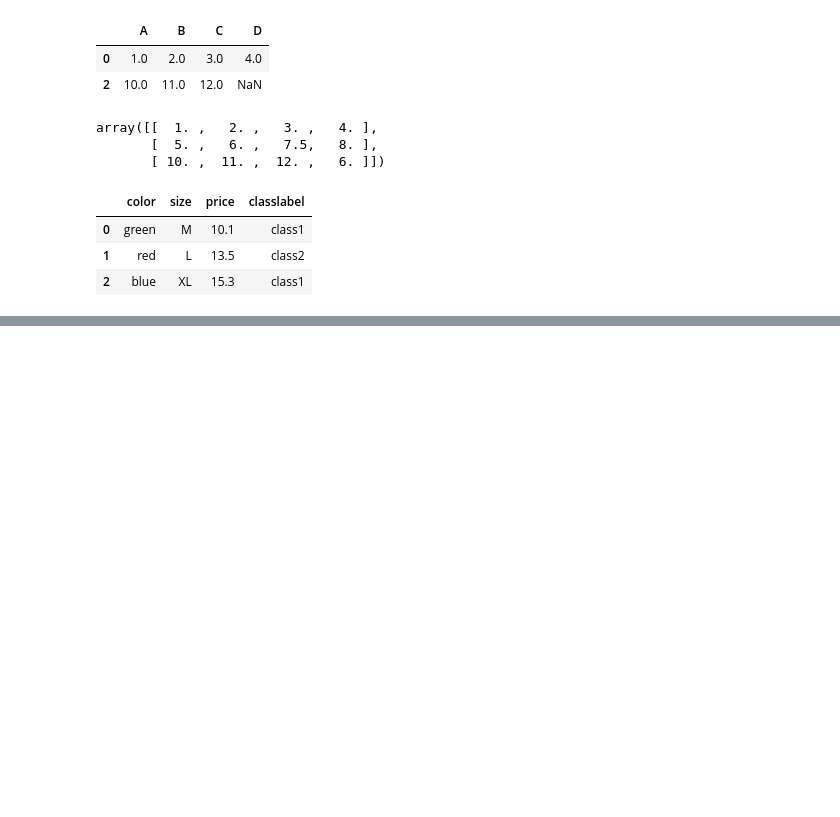
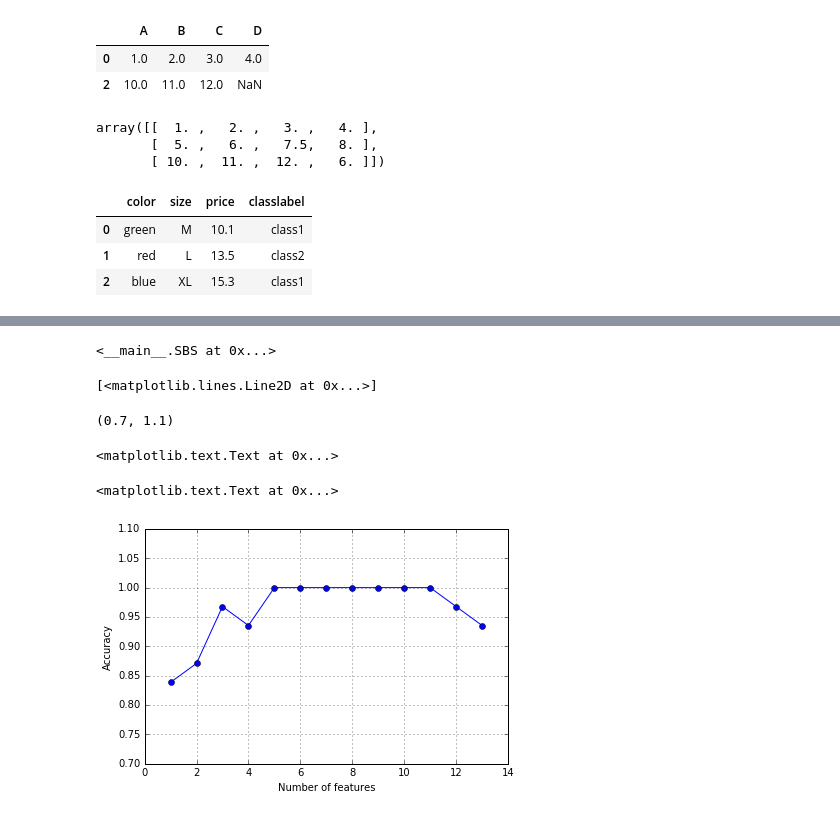
Before and after one commit to bhajar/Python_Learning_code, a Jupyter notebook: Python_Machine_Learning/4 - Building Good Training Sets – Data Preprocessing.ipynb, the cells around one changed output, grey strips where cells are left out. Cells and saved outputs as stored; diff of their text form; code cells hidden in the pictures; blank space fills up the shorter version.

```diff
--- a/Python_Machine_Learning/4 - Building Good Training Sets – Data Preprocessing.ipynb
+++ b/Python_Machine_Learning/4 - Building Good Training Sets – Data Preprocessing.ipynb
@@ -88,0 +171,4 @@ df # there is a nominal feature, an ordinal feature and a numerical feature
+# %%
+from sklearn.model_selection import train_test_split
+X, y = df_wine.iloc[:, 1:].values, df_wine.iloc[:, 0].values
+X_train, X_test, y_train, y_test = train_test_split(X, y, test_size=.3, random_state=0)
@@ -88,0 +183,6 @@ df # there is a nominal feature, an ordinal feature and a numerical feature
+# %%
+# Standardization can be more practical for many machine learning algorithms
+from sklearn.preprocessing import StandardScaler
+stdsc = StandardScaler()
+X_train_std = stdsc.fit_transform(X_train)
+X_test_std = stdsc.transform(X_test) # we fit on the training data and transform the same on the test data
@@ -88,0 +200,6 @@ df # there is a nominal feature, an ordinal feature and a numerical feature
+# %%
+# Applying to the wine data
+lr = LogisticRegression(C=.1, penalty='l1')
+lr.fit(X_train_std, y_train)
+print("training_accuracy:", lr.score(X_train_std, y_train))
+print("test_accuracy:", lr.score(X_test_std, y_test))
@@ -88,0 +371,28 @@ df # there is a nominal feature, an ordinal feature and a numerical feature
+# %%
+import matplotlib.pyplot as plt
+from sklearn.neighbors import KNeighborsClassifier
+
+knn = KNeighborsClassifier(n_neighbors=2)
+
+# selecting features
+sbs = SBS(knn, k_features=1)
+sbs.fit(X_train_std, y_train)
+
+# plotting performance of feature subsets
+k_feat = [len(k) for k in sbs.subsets_]
+
+plt.plot(k_feat, sbs.scores_, marker='o')
+plt.ylim([0.7, 1.1])
+plt.ylabel('Accuracy')
+plt.xlabel('Number of features')
+plt.grid()
+plt.tight_layout()
+# plt.savefig('./sbs.png', dpi=300)
+plt.show()
+# %% [output]
+<__main__.SBS at 0x...>
+[<matplotlib.lines.Line2D at 0x...>]
+(0.7, 1.1)
+<matplotlib.text.Text at 0x...>
+<matplotlib.text.Text at 0x...>
+[figure, added]
```
Also changed, not shown: parts of 15 cells of this notebook, 1 other file.
